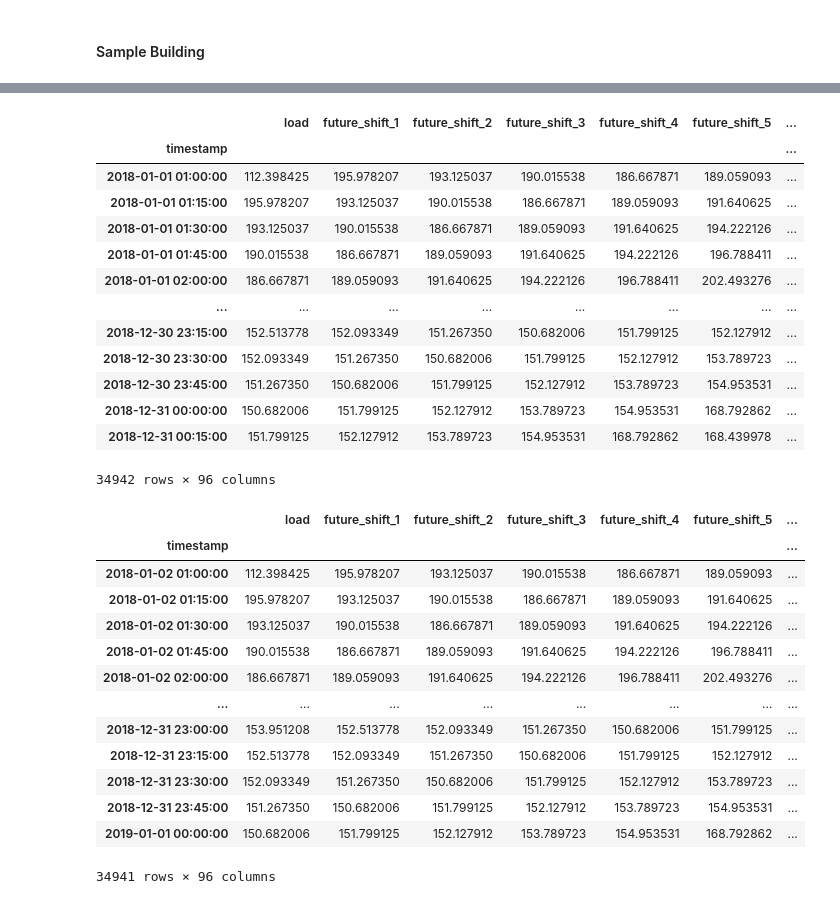
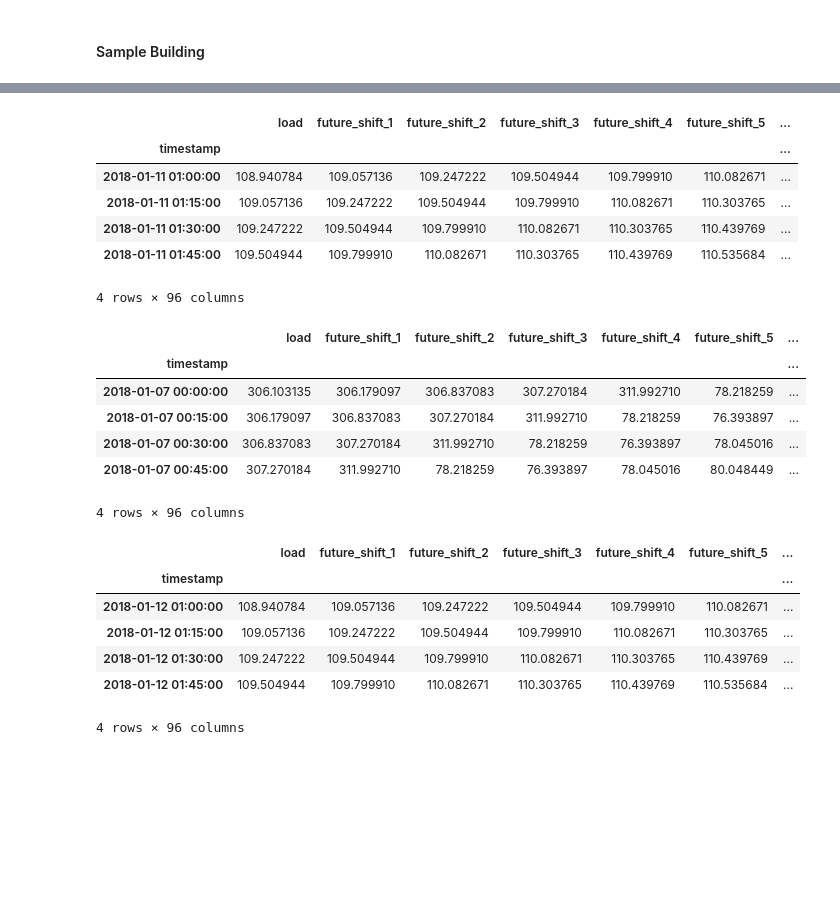
Before and after one commit to mainoahmuna/FermataEnergy_BTTStudio, a Jupyter notebook: src/baseline_models/PersistanceModel.ipynb, the cells around one changed output, grey strips where cells are left out. Cells and saved outputs as stored; diff of their text form; code cells hidden in the pictures; blank space fills up the shorter version.

Commit message:
implemented accounting for workday and graphs for persistence model.

```diff
--- a/src/baseline_models/PersistanceModel.ipynb
+++ b/src/baseline_models/PersistanceModel.ipynb
@@ -159 +222,3 @@ sample_smape: 22.370761505708145
+# %%
+sample_bldg_id = df_metadata['bldg_id'][1]
 # %%
@@ -175,0 +260,9 @@ sample_df
+# %%
+# Brute Force solution result
+
+sample_model = PersistenceModel()
+X_sample, Y_sample = sample_model.prep_features_and_label(sample_bldg_id, account_for_workday=True)
+sample_model.fit(X_sample, Y_sample)
+sample_prediction = sample_model.predict(X_sample)
+sample_smape = calculate_smape(actual=Y_sample, predicted=sample_prediction)
+print(f'sample_smape: {sample_smape}')
@@ -193,34 +305,32 @@ X_sample.dropna()
 # %%
-Y_sample.dropna()
+Y_sample[96*10:96*10+4] # Prior Thursday - correlates to Friday prediction below (all but last 4 cols)
 # %% [output]
 |  | load | future_shift_1 | future_shift_2 | future_shift_3 | future_shift_4 | future_shift_5 | ... |
 | timestamp |  |  |  |  |  |  | ... |
-| 2018-01-01 01:00:00 | 112.398425 | 195.978207 | 193.125037 | 190.015538 | 186.667871 | 189.059093 | ... |
-| 2018-01-01 01:15:00 | 195.978207 | 193.125037 | 190.015538 | 186.667871 | 189.059093 | 191.640625 | ... |
-| 2018-01-01 01:30:00 | 193.125037 | 190.015538 | 186.667871 | 189.059093 | 191.640625 | 194.222126 | ... |
-| 2018-01-01 01:45:00 | 190.015538 | 186.667871 | 189.059093 | 191.640625 | 194.222126 | 196.788411 | ... |
-| 2018-01-01 02:00:00 | 186.667871 | 189.059093 | 191.640625 | 194.222126 | 196.788411 | 202.493276 | ... |
-| ... | ... | ... | ... | ... | ... | ... | ... |
-| 2018-12-30 23:15:00 | 152.513778 | 152.093349 | 151.267350 | 150.682006 | 151.799125 | 152.127912 | ... |
-| 2018-12-30 23:30:00 | 152.093349 | 151.267350 | 150.682006 | 151.799125 | 152.127912 | 153.789723 | ... |
-| 2018-12-30 23:45:00 | 151.267350 | 150.682006 | 151.799125 | 152.127912 | 153.789723 | 154.953531 | ... |
-| 2018-12-31 00:00:00 | 150.682006 | 151.799125 | 152.127912 | 153.789723 | 154.953531 | 168.792862 | ... |
-| 2018-12-31 00:15:00 | 151.799125 | 152.127912 | 153.789723 | 154.953531 | 168.792862 | 168.439978 | ... |
+| 2018-01-11 01:00:00 | 108.940784 | 109.057136 | 109.247222 | 109.504944 | 109.799910 | 110.082671 | ... |
+| 2018-01-11 01:15:00 | 109.057136 | 109.247222 | 109.504944 | 109.799910 | 110.082671 | 110.303765 | ... |
+| 2018-01-11 01:30:00 | 109.247222 | 109.504944 | 109.799910 | 110.082671 | 110.303765 | 110.439769 | ... |
+| 2018-01-11 01:45:00 | 109.504944 | 109.799910 | 110.082671 | 110.303765 | 110.439769 | 110.535684 | ... |
-34942 rows × 96 columns
+4 rows × 96 columns
+# %%
+Y_sample[96*6-4:96*6] # Prior Sunday - first 4 cols correlate to last 4 cols of prediction below (Once Friday shifts into Saturday)
+# %% [output]
+|  | load | future_shift_1 | future_shift_2 | future_shift_3 | future_shift_4 | future_shift_5 | ... |
+| timestamp |  |  |  |  |  |  | ... |
+| 2018-01-07 00:00:00 | 306.103135 | 306.179097 | 306.837083 | 307.270184 | 311.992710 | 78.218259 | ... |
+| 2018-01-07 00:15:00 | 306.179097 | 306.837083 | 307.270184 | 311.992710 | 78.218259 | 76.393897 | ... |
+| 2018-01-07 00:30:00 | 306.837083 | 307.270184 | 311.992710 | 78.218259 | 76.393897 | 78.045016 | ... |
+| 2018-01-07 00:45:00 | 307.270184 | 311.992710 | 78.218259 | 76.393897 | 78.045016 | 80.048449 | ... |
+4 rows × 96 columns
 # %%
-sample_prediction.dropna()
+sample_prediction[96*11:96*11+4] # Friday predicting into Saturday (last 4 cols are for Saturday)
+                          # Thursday (day before) - used to predict all but last 4 cols
+                          # Prior Sunday - used to predict last 4 cols
 # %% [output]
 |  | load | future_shift_1 | future_shift_2 | future_shift_3 | future_shift_4 | future_shift_5 | ... |
 | timestamp |  |  |  |  |  |  | ... |
-| 2018-01-02 01:00:00 | 112.398425 | 195.978207 | 193.125037 | 190.015538 | 186.667871 | 189.059093 | ... |
-| 2018-01-02 01:15:00 | 195.978207 | 193.125037 | 190.015538 | 186.667871 | 189.059093 | 191.640625 | ... |
-| 2018-01-02 01:30:00 | 193.125037 | 190.015538 | 186.667871 | 189.059093 | 191.640625 | 194.222126 | ... |
-| 2018-01-02 01:45:00 | 190.015538 | 186.667871 | 189.059093 | 191.640625 | 194.222126 | 196.788411 | ... |
-| 2018-01-02 02:00:00 | 186.667871 | 189.059093 | 191.640625 | 194.222126 | 196.788411 | 202.493276 | ... |
-| ... | ... | ... | ... | ... | ... | ... | ... |
-| 2018-12-31 23:00:00 | 153.951208 | 152.513778 | 152.093349 | 151.267350 | 150.682006 | 151.799125 | ... |
-| 2018-12-31 23:15:00 | 152.513778 | 152.093349 | 151.267350 | 150.682006 | 151.799125 | 152.127912 | ... |
-| 2018-12-31 23:30:00 | 152.093349 | 151.267350 | 150.682006 | 151.799125 | 152.127912 | 153.789723 | ... |
-| 2018-12-31 23:45:00 | 151.267350 | 150.682006 | 151.799125 | 152.127912 | 153.789723 | 154.953531 | ... |
-| 2019-01-01 00:00:00 | 150.682006 | 151.799125 | 152.127912 | 153.789723 | 154.953531 | 168.792862 | ... |
+| 2018-01-12 01:00:00 | 108.940784 | 109.057136 | 109.247222 | 109.504944 | 109.799910 | 110.082671 | ... |
+| 2018-01-12 01:15:00 | 109.057136 | 109.247222 | 109.504944 | 109.799910 | 110.082671 | 110.303765 | ... |
+| 2018-01-12 01:30:00 | 109.247222 | 109.504944 | 109.799910 | 110.082671 | 110.303765 | 110.439769 | ... |
+| 2018-01-12 01:45:00 | 109.504944 | 109.799910 | 110.082671 | 110.303765 | 110.439769 | 110.535684 | ... |
-34941 rows × 96 columns
+4 rows × 96 columns
```
Also changed, not shown: parts of 17 cells of this notebook.
